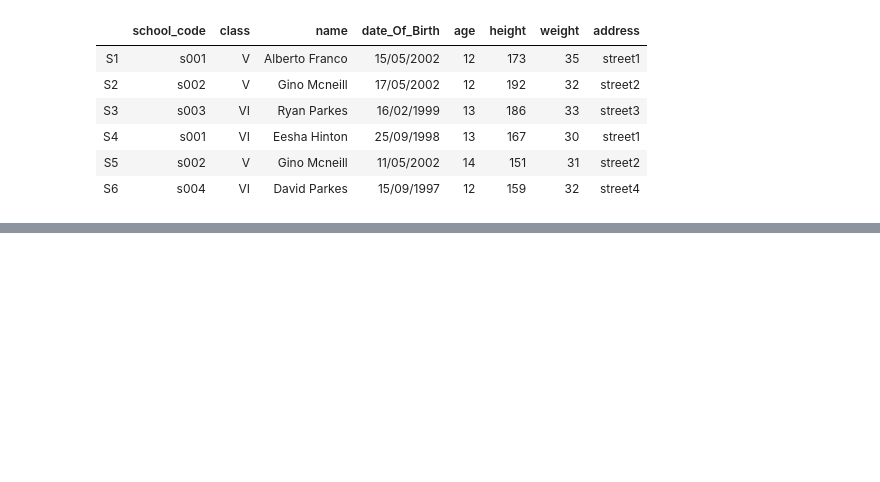
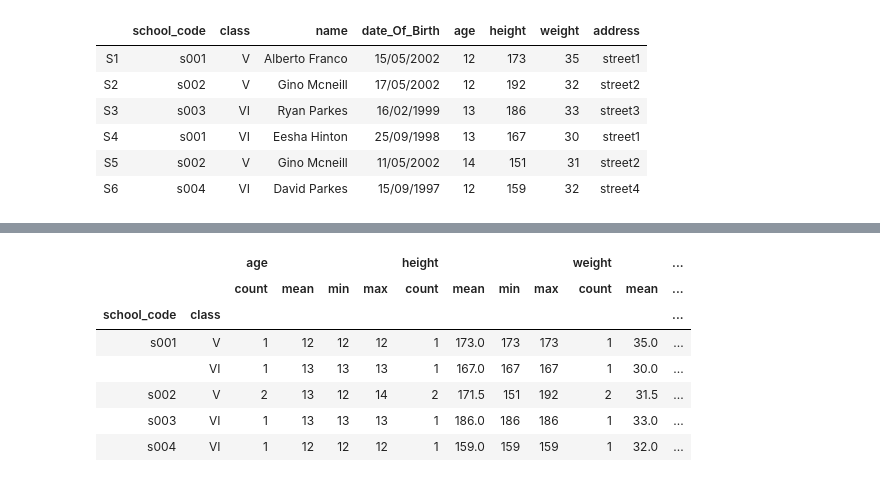
Before and after one commit to sdman135/Pandas_practice, a Jupyter notebook: Self Practice.ipynb, the cells around one changed output, grey strips where cells are left out. Saved outputs shown, nothing was run; the diff lists cells and outputs as text; code cells hidden in the pictures; blank space fills up the shorter version.

```diff
--- a/Self Practice.ipynb
+++ b/Self Practice.ipynb
@@ -457,0 +460,12 @@ student_data.groupby(['school_code','class']).agg(
+# %%
+student_data.groupby(['school_code','class']).agg(
+    {'mean', 'min', 'max', 'count'})
+# %% [output]
+|  |  | age |  |  |  | height |  |  |  | weight |  | ... |
+|  |  | count | mean | min | max | count | mean | min | max | count | mean | ... |
+| school_code | class |  |  |  |  |  |  |  |  |  |  | ... |
+| s001 | V | 1 | 12 | 12 | 12 | 1 | 173.0 | 173 | 173 | 1 | 35.0 | ... |
+|  | VI | 1 | 13 | 13 | 13 | 1 | 167.0 | 167 | 167 | 1 | 30.0 | ... |
+| s002 | V | 2 | 13 | 12 | 14 | 2 | 171.5 | 151 | 192 | 2 | 31.5 | ... |
+| s003 | VI | 1 | 13 | 13 | 13 | 1 | 186.0 | 186 | 186 | 1 | 33.0 | ... |
+| s004 | VI | 1 | 12 | 12 | 12 | 1 | 159.0 | 159 | 159 | 1 | 32.0 | ... |
```
Also changed, not shown: parts of 3 cells of this notebook.
